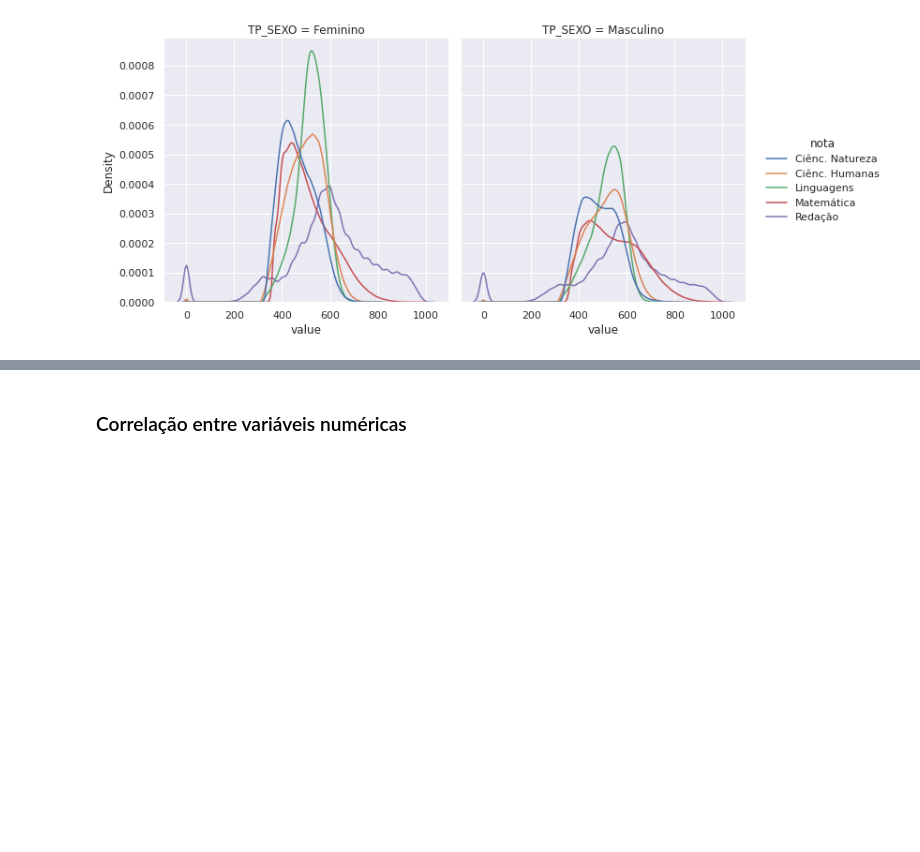
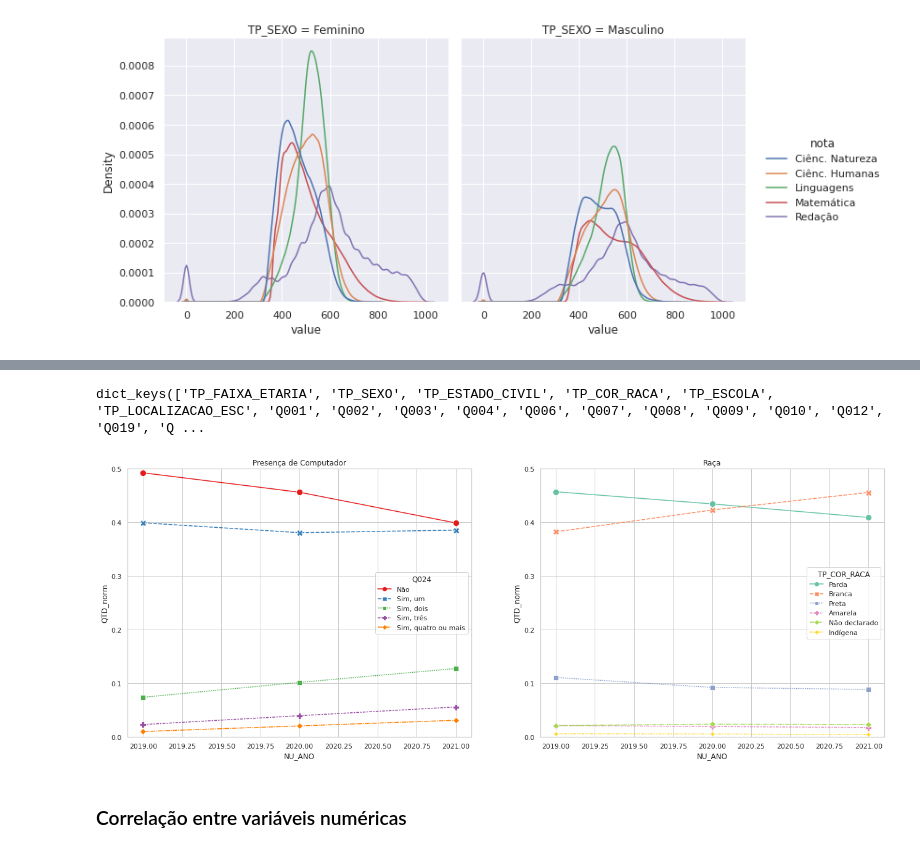
Before and after one commit to JV-Nunes/Relatorio-Conectividade, a Jupyter notebook: Analise/EDA/Enem.ipynb, the cells around one changed output, grey strips where cells are left out. Saved outputs shown, nothing was run; the diff lists cells and outputs as text; code cells hidden in the pictures; blank space fills up the shorter version.

```diff
--- a/Analise/EDA/Enem.ipynb
+++ b/Analise/EDA/Enem.ipynb
@@ -331,0 +308,4 @@ plt.show()
+# %%
+categorical_labels.keys()
+# %% [output]
+dict_keys(['TP_FAIXA_ETARIA', 'TP_SEXO', 'TP_ESTADO_CIVIL', 'TP_COR_RACA', 'TP_ESCOLA', 'TP_LOCALIZACAO_ESC', 'Q001', 'Q002', 'Q003', 'Q004', 'Q006', 'Q007', 'Q008', 'Q009', 'Q010', 'Q012', 'Q019', 'Q ...
@@ -332,3 +322,15 @@ plt.show()
+# %%
+sns.set_theme(style='whitegrid')
+fig, ax = plt.subplots(1,2, figsize=(22,8))
+ax[0] = sns.lineplot(x='NU_ANO', y='QTD_norm', data=evolucao_computador, hue='Q024', ax=ax[0], palette='Set1', style='Q024', markers=True, markersize=10)
+ax[0].set_title('Presença de Computador')
+ax[0].set_ylim(0,0.5)
+ax[1] = sns.lineplot(x='NU_ANO', y='QTD_norm', data=evolucao_raca, hue='TP_COR_RACA', ax=ax[1], palette='Set2', style='TP_COR_RACA', markers=True, markersize=10)
+ax[1].set_title('Raça')
+ax[1].set_ylim(0,0.5)
+plt.show()
+# %% [output]
+[figure, added]
 # %% [markdown]
 ### Correlação entre variáveis numéricas
 # %%
```
Also changed, not shown: parts of 12 cells of this notebook.
